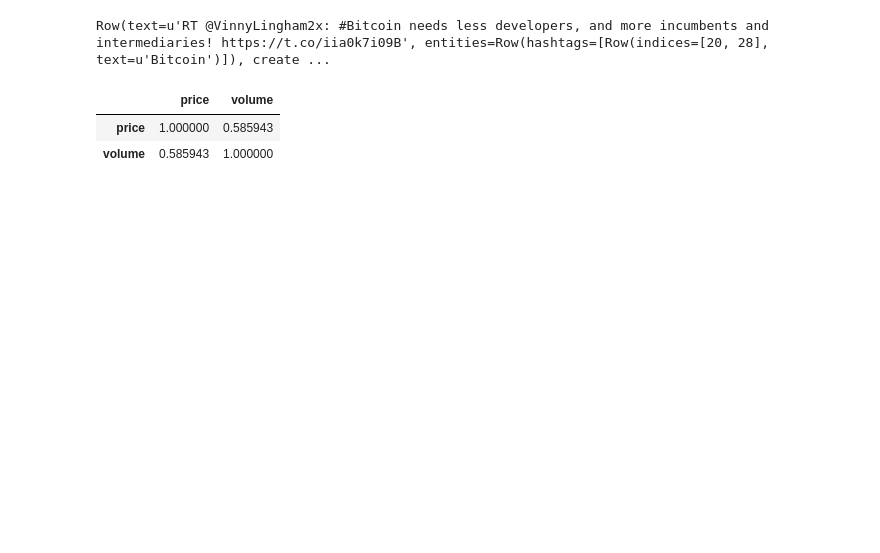
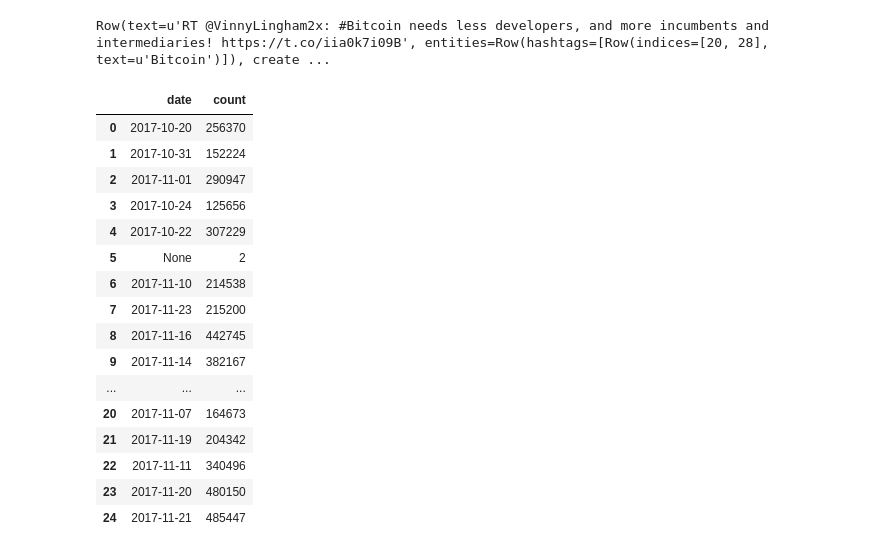
Before and after one commit to keananf/Spark, a Jupyter notebook: src/play.ipynb, the cells around one changed output. Cells and saved outputs as stored; diff of their text form; code cells hidden in the pictures; blank space fills up the shorter version.

Commit message:
Improved commenting in main jupyter notebook

```diff
--- a/src/play.ipynb
+++ b/src/play.ipynb
@@ -9,8 +10,3 @@ from src.plotting import double_plot
 # %%
-spark = Spark('load', 'spark://pc5-035-l.cs.st-andrews.ac.uk:7077')
+spark = Spark('load', 'spark://pc2-060-l.cs.st-andrews.ac.uk:7077')
 sess = spark.session()
-# %%
-df = funcs.load_dataframe(sess, funcs.default_loc, funcs.schema)
-df.first()
-# %% [output]
-Row(text=u'RT @VinnyLingham2x: #Bitcoin needs less developers, and more incumbents and intermediaries! https://t.co/iia0k7i09B', entities=Row(hashtags=[Row(indices=[20, 28], text=u'Bitcoin')]), create ...
@@ -35,6 +13,36 @@ crix_and_vol_nona = crix_and_vol.dropna()
-# %%
-crix_and_vol_nona.corr()
-# %% [output]
-|  | price | volume |
-| price | 1.000000 | 0.585943 |
-| volume | 0.585943 | 1.000000 |
+# %%
+# Load main data frame (according to the provided schema). It will consist of all tweet data
+main_df = funcs.load_dataframe(sess, funcs.default_loc, funcs.schema)
+
+# Print first row (e.g. the first tweet in the df)
+main_df.first()
+# %% [output]
+Row(text=u'RT @VinnyLingham2x: #Bitcoin needs less developers, and more incumbents and intermediaries! https://t.co/iia0k7i09B', entities=Row(hashtags=[Row(indices=[20, 28], text=u'Bitcoin')]), create ...
+# %%
+# Parse the raw timestamp column of the main df into proper Timestamps
+parsed_time_df = funcs.parse_timestamp(main_df)
+# %%
+# With Timestamps parsed, group all tweets together by the day in which they were posted
+volume_df = parsed_time_df.withColumn("date", fs.date_format("timestamp", "yyyy-MM-dd")).groupBy("date").count() .toPandas()
+
+# Eliminate rows with empty columns, and print out the remaining contents
+volume_df.dropna()
+volume_df
+# %% [output]
+|  | date | count |
+| 0 | 2017-10-20 | 256370 |
+| 1 | 2017-10-31 | 152224 |
+| 2 | 2017-11-01 | 290947 |
+| 3 | 2017-10-24 | 125656 |
+| 4 | 2017-10-22 | 307229 |
+| 5 | None | 2 |
+| 6 | 2017-11-10 | 214538 |
+| 7 | 2017-11-23 | 215200 |
+| 8 | 2017-11-16 | 442745 |
+| 9 | 2017-11-14 | 382167 |
+| ... | ... | ... |
+| 20 | 2017-11-07 | 164673 |
+| 21 | 2017-11-19 | 204342 |
+| 22 | 2017-11-11 | 340496 |
+| 23 | 2017-11-20 | 480150 |
+| 24 | 2017-11-21 | 485447 |
```
Also changed, not shown: parts of 19 cells of this notebook, 3 other files.
